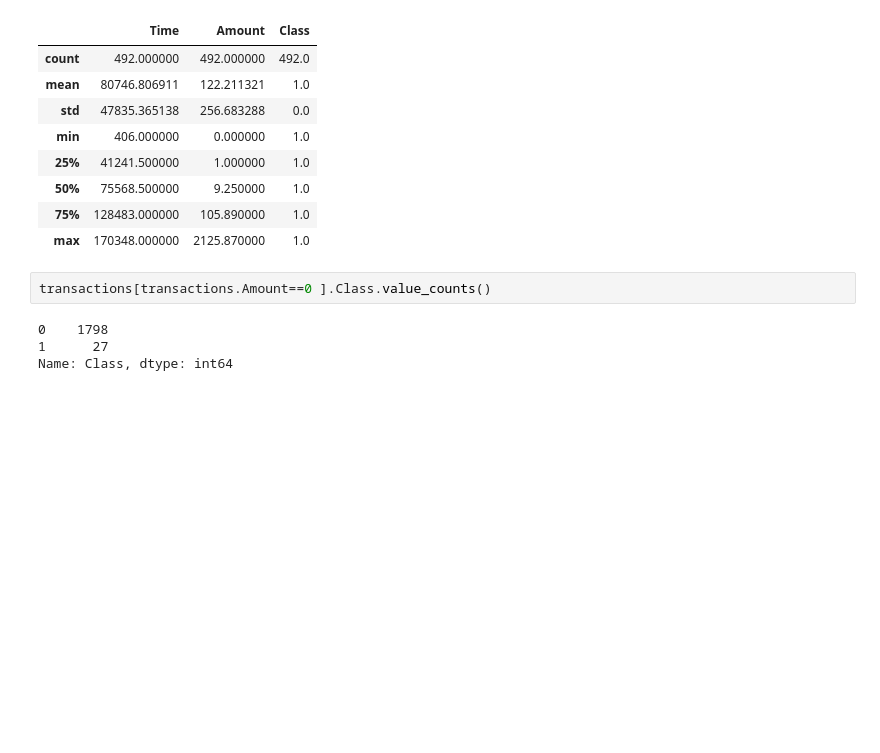
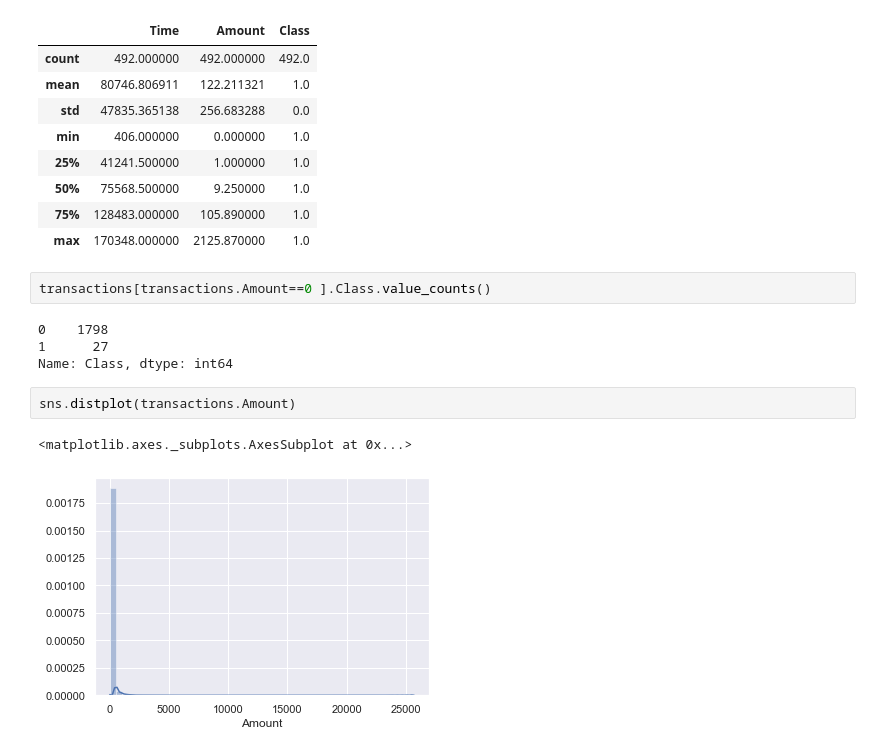
Before and after one commit to yrahan/credit-card-fraud-detection, a Jupyter notebook: 1- EDA.ipynb, the cells around one changed output. Drawn from its saved outputs; the diff is of its cells as text; blank space fills up the shorter version.

```diff
--- a/1- EDA.ipynb
+++ b/1- EDA.ipynb
@@ -120,3 +122,8 @@ transactions[transactions.Amount==0 ].Class.value_counts()
 0    1798
 1      27
 Name: Class, dtype: int64
+# %%
+sns.distplot(transactions.Amount)
+# %% [output]
+<matplotlib.axes._subplots.AxesSubplot at 0x...>
+[figure, added]
```
Also changed, not shown: parts of 3 cells of this notebook.
